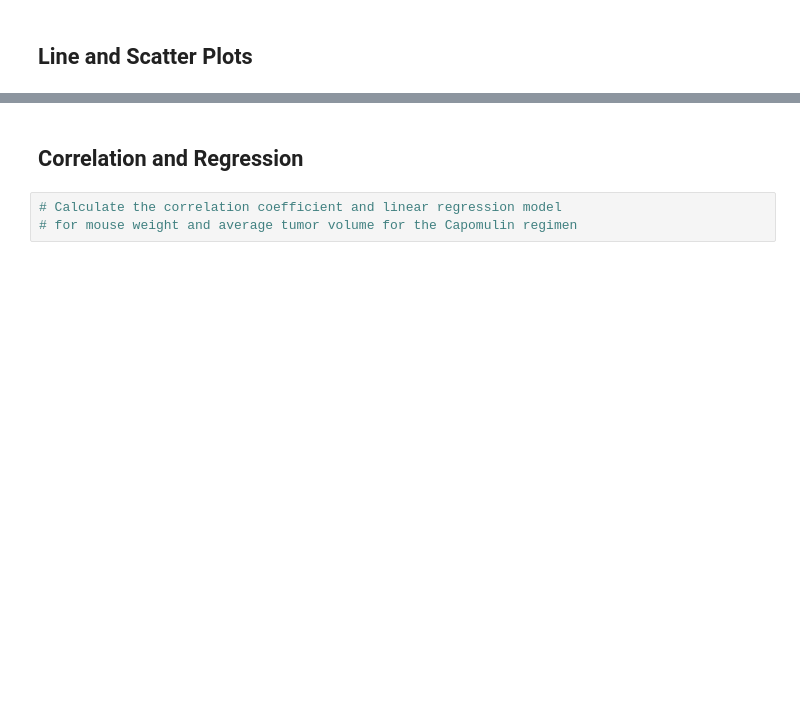
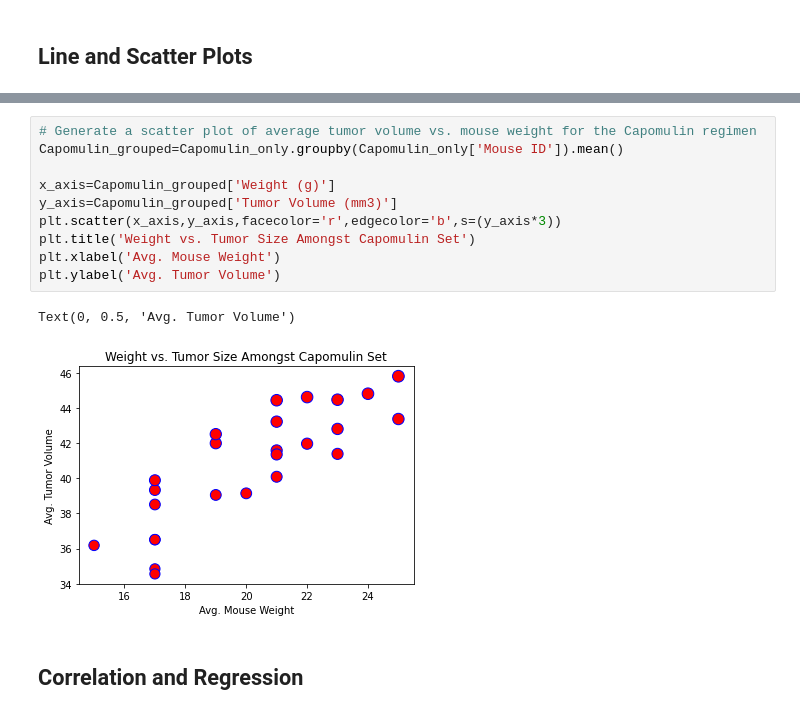
Before and after one commit to ajhibshman/Matplotlib, a Jupyter notebook: Pymaceuticals/pymaceuticals_starter-Copy1.ipynb, the cells around one changed output, grey strips where cells are left out. Cells and saved outputs as stored; diff of their text form; blank space fills up the shorter version.

```diff
--- a/Pymaceuticals/pymaceuticals_starter-Copy1.ipynb
+++ b/Pymaceuticals/pymaceuticals_starter-Copy1.ipynb
@@ -283,5 +313,15 @@ plt.show()
+# %%
+# Generate a scatter plot of average tumor volume vs. mouse weight for the Capomulin regimen
+Capomulin_grouped=Capomulin_only.groupby(Capomulin_only['Mouse ID']).mean()
+
+x_axis=Capomulin_grouped['Weight (g)']
+y_axis=Capomulin_grouped['Tumor Volume (mm3)']
+plt.scatter(x_axis,y_axis,facecolor='r',edgecolor='b',s=(y_axis*3))
+plt.title('Weight vs. Tumor Size Amongst Capomulin Set')
+plt.xlabel('Avg. Mouse Weight')
+plt.ylabel('Avg. Tumor Volume')
+# %% [output]
+Text(0, 0.5, 'Avg. Tumor Volume')
+[figure, added]
 # %% [markdown]
 ## Correlation and Regression
-# %%
-# Calculate the correlation coefficient and linear regression model
-# for mouse weight and average tumor volume for the Capomulin regimen
```
Also changed, not shown: parts of 7 cells of this notebook, 2 other files.
